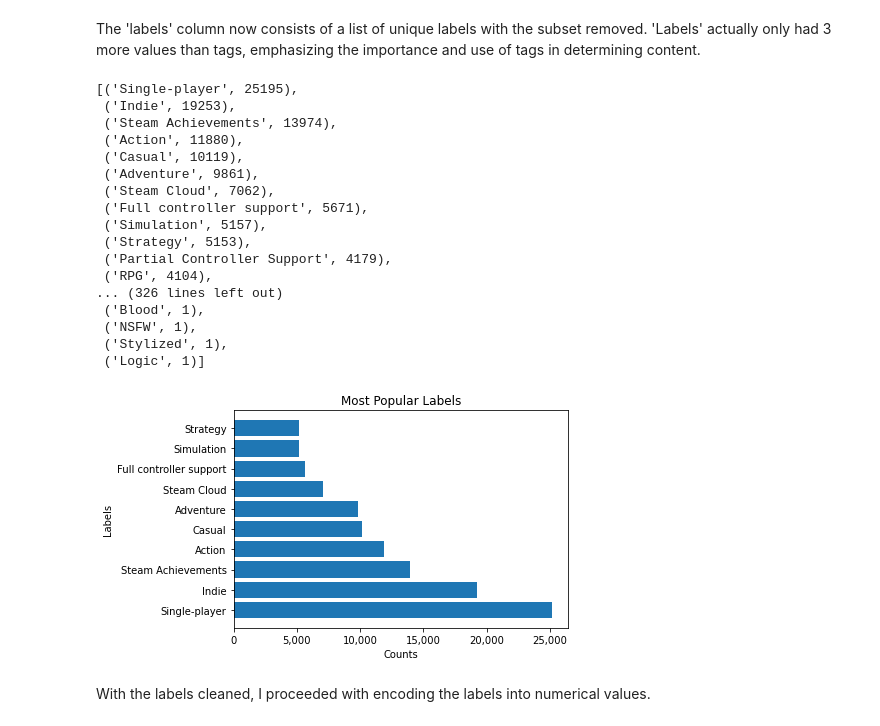
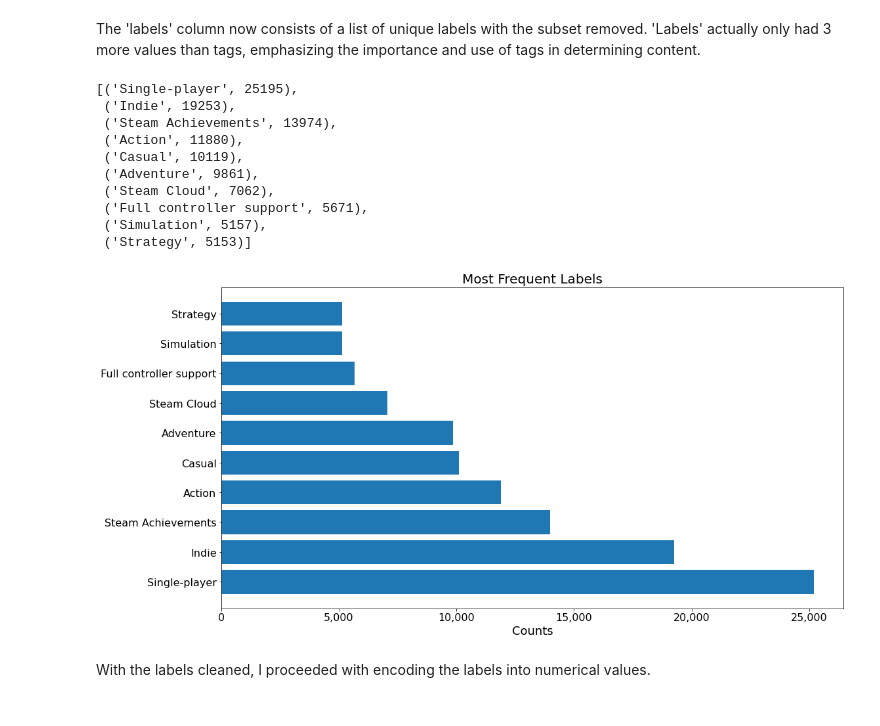
Before and after one commit to yuhkulele/Steam-Recommendations, a Jupyter notebook: notebook.ipynb, the cells around one changed output. Saved outputs shown, nothing was run; the diff lists cells and outputs as text; code cells hidden in the pictures.

Commit message:
organized recommender output, wrapping up markdown in main notebook

```diff
--- a/notebook.ipynb
+++ b/notebook.ipynb
@@ -1121,5 +1140,6 @@ As noted in the data exploration, the playtime columns had 20,905 rows with 0 av
 # %%
-columns_to_drop = ['english', 'achievements',
+#drop columns that will not be returned by the recommender
+columns_to_drop = ['english', 'publisher', 'required_age', 'achievements',
                    'total_ratings', 'positive_ratings', 'negative_ratings',
                    'average_playtime', 'median_playtime']
 clean_df.drop(columns_to_drop, axis=1, inplace=True)
@@ -1328,7 +1348,7 @@ len(tags_dict.keys())
 The 'labels' column now consists of a list of unique labels with the subset removed. 'Labels' actually only had 3 more values than tags, emphasizing the importance and use of tags in determining content.
 # %%
 labels_sorted = sort_dict(labels_dict)
-labels_sorted
+labels_sorted[:10]
 # %% [output]
 [('Single-player', 25195),
  ('Indie', 19253),
@@ -1339,36 +1359,27 @@ labels_sorted
  ('Steam Cloud', 7062),
  ('Full controller support', 5671),
  ('Simulation', 5157),
- ('Strategy', 5153),
- ('Partial Controller Support', 4179),
- ('RPG', 4104),
-... (326 lines left out)
- ('Blood', 1),
- ('NSFW', 1),
- ('Stylized', 1),
- ('Logic', 1)]
+ ('Strategy', 5153)]
 # %%
 #barplot of the top 10 labels sorted by count
-fig, ax = plt.subplots()
+fig, ax = plt.subplots(figsize=(17, 9))
 
 top_10_labels = labels_sorted[:10]
 
 labels = [label[0] for label in top_10_labels]
 counts = [label[1] for label in top_10_labels]
 
 ax.barh(labels, counts)
 
 #format x-axis to improve readability
 ax.get_xaxis().set_major_formatter(matplotlib.ticker.FuncFormatter(
                                    lambda x, p : format(int(x), ',')))
 
-ax.set_ylabel('Labels')
-ax.set_xlabel('Counts')
-ax.set_title('Most Popular Labels');
-
-#plt.savefig('popular_labels.png', dpi=300)
+ax.tick_params(axis='both', which='major', labelsize=16)
+ax.set_xlabel('Counts', fontsize=18)
+ax.set_title('Most Frequent Labels', fontsize=20);
 # %% [output]
-[figure, old version]
+[figure, new version]
 # %% [markdown]
 With the labels cleaned, I proceeded with encoding the labels into numerical values.
 # %% [markdown]
```
Also changed, not shown: parts of 241 cells of this notebook, 2 other files.
